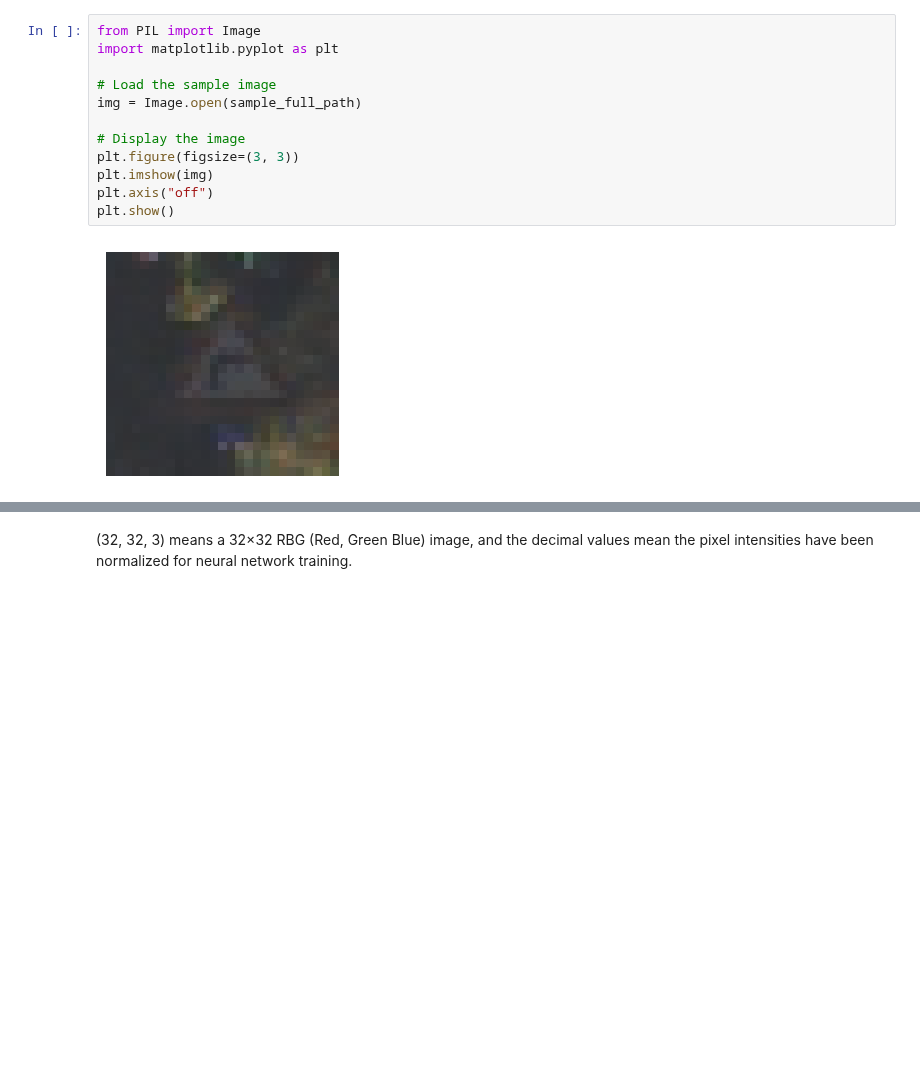
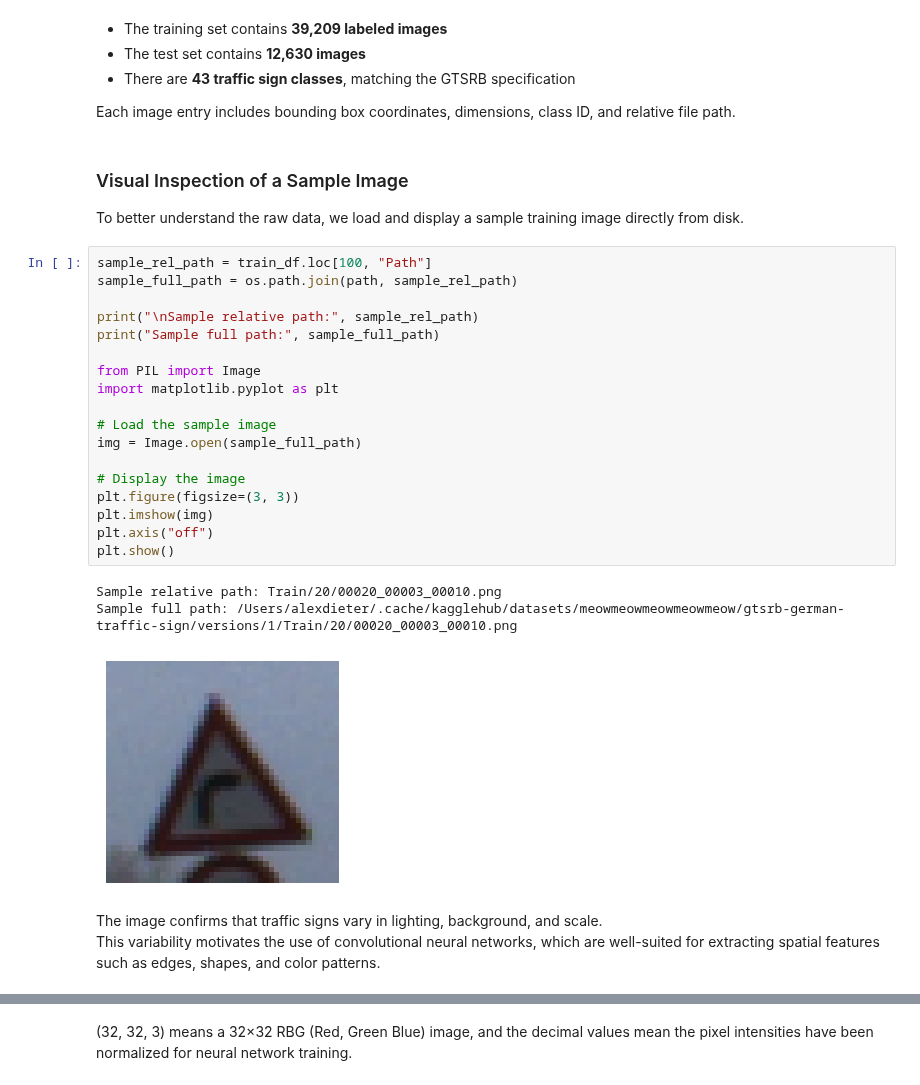
Before and after one commit to AlexDieterr/TrafficSignNN, a Jupyter notebook: main.ipynb, the cells around one changed output, grey strips where cells are left out. Saved outputs shown, nothing was run; the diff lists cells and outputs as text; blank space fills up the shorter version.

```diff
--- a/main.ipynb
+++ b/main.ipynb
@@ -48,14 +67,35 @@ Sample full path: /Users/alexdieter/.cache/kagglehub/datasets/meowmeowmeowmeowme
+# %% [markdown]
+- The training set contains **39,209 labeled images**
+- The test set contains **12,630 images**
+- There are **43 traffic sign classes**, matching the GTSRB specification
+
+Each image entry includes bounding box coordinates, dimensions, class ID, and relative file path.
+# %% [markdown]
+### Visual Inspection of a Sample Image
+
+To better understand the raw data, we load and display a sample training image directly from disk.
 # %%
+sample_rel_path = train_df.loc[100, "Path"]
+sample_full_path = os.path.join(path, sample_rel_path)
+
+print("\nSample relative path:", sample_rel_path)
+print("Sample full path:", sample_full_path)
+
 from PIL import Image
 import matplotlib.pyplot as plt
 
 # Load the sample image
 img = Image.open(sample_full_path)
 
 # Display the image
 plt.figure(figsize=(3, 3))
 plt.imshow(img)
 plt.axis("off")
 plt.show()
 # %% [output]
+Sample relative path: Train/20/00020_00003_00010.png
+Sample full path: /Users/alexdieter/.cache/kagglehub/datasets/meowmeowmeowmeowmeow/gtsrb-german-traffic-sign/versions/1/Train/20/00020_00003_00010.png
-[figure, old version]
+[figure, new version]
+# %% [markdown]
+The image confirms that traffic signs vary in lighting, background, and scale.
+This variability motivates the use of convolutional neural networks, which are well-suited for extracting spatial features such as edges, shapes, and color patterns.
```
Also changed, not shown: parts of 48 cells of this notebook, 1 other file.
